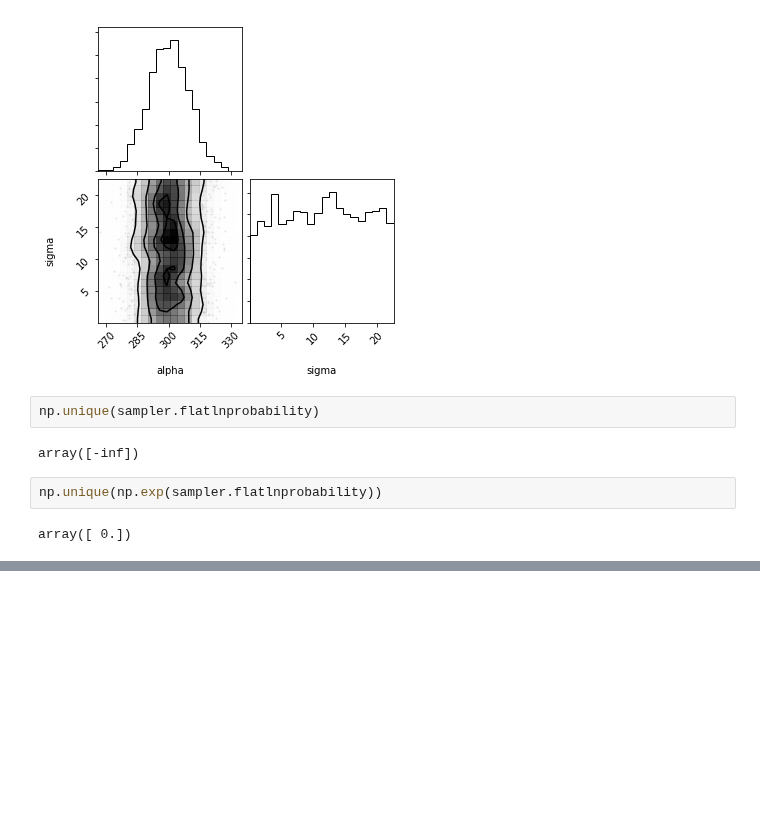
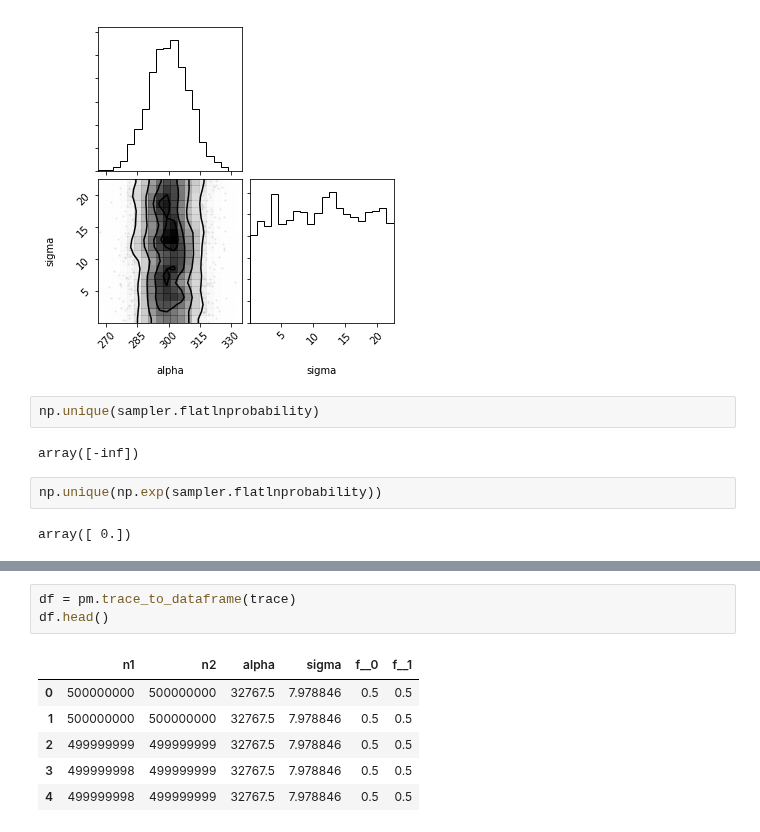
Before and after one commit to RPGroup-PBoC/mwc_growth, a Jupyter notebook: code/sandbox/bayesian_regression_calibration_factor.ipynb, the cells around one changed output, grey strips where cells are left out. Saved outputs shown, nothing was run; the diff lists cells and outputs as text; blank space fills up the shorter version.

```diff
--- a/code/sandbox/bayesian_regression_calibration_factor.ipynb
+++ b/code/sandbox/bayesian_regression_calibration_factor.ipynb
@@ -357,0 +511,10 @@ array([ 0.])
+# %%
+df = pm.trace_to_dataframe(trace)
+df.head()
+# %% [output]
+|  | n1 | n2 | alpha | sigma | f__0 | f__1 |
+| 0 | 500000000 | 500000000 | 32767.5 | 7.978846 | 0.5 | 0.5 |
+| 1 | 500000000 | 500000000 | 32767.5 | 7.978846 | 0.5 | 0.5 |
+| 2 | 499999999 | 499999999 | 32767.5 | 7.978846 | 0.5 | 0.5 |
+| 3 | 499999998 | 499999999 | 32767.5 | 7.978846 | 0.5 | 0.5 |
+| 4 | 499999998 | 499999999 | 32767.5 | 7.978846 | 0.5 | 0.5 |
```
Also changed, not shown: parts of 14 cells of this notebook, 2 other files.
